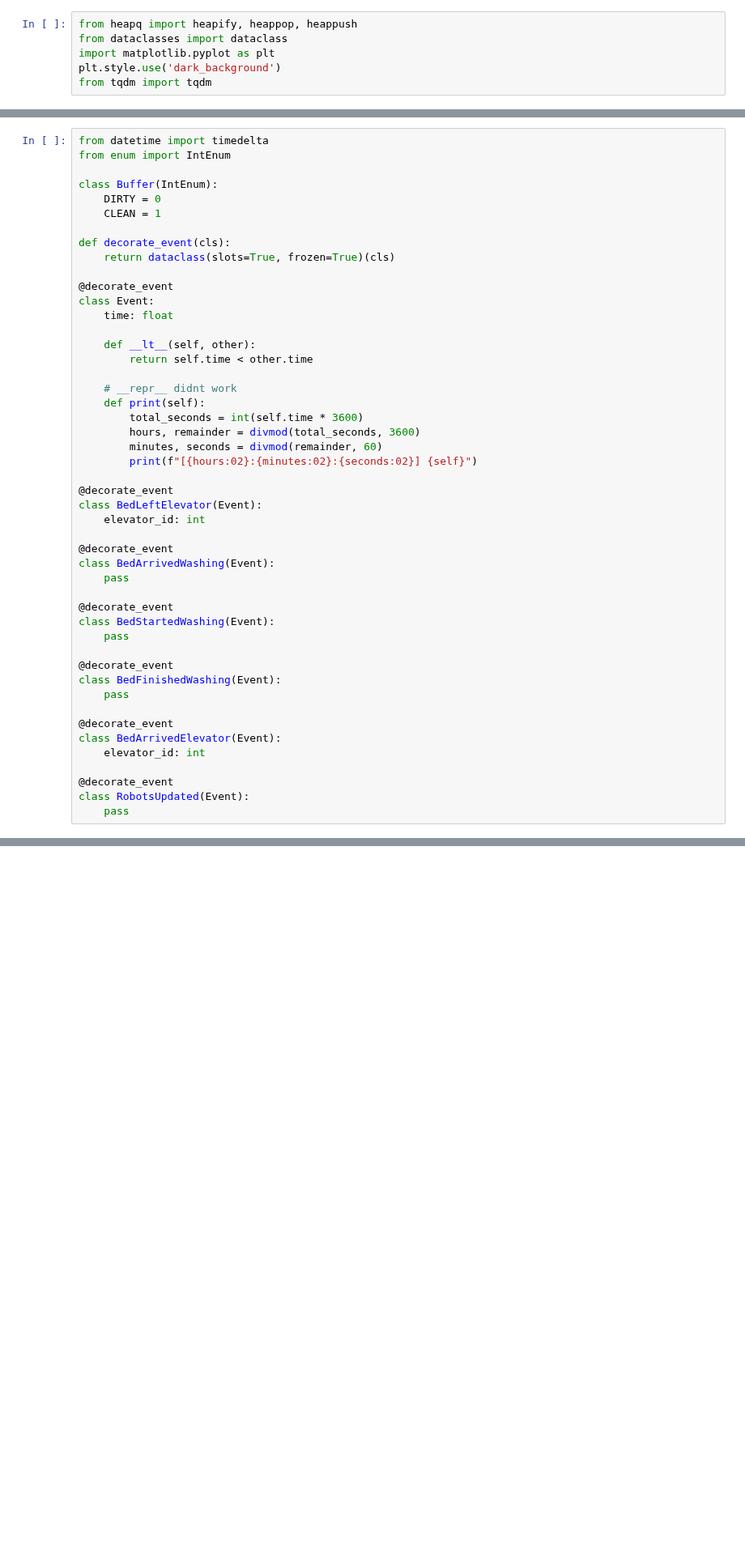
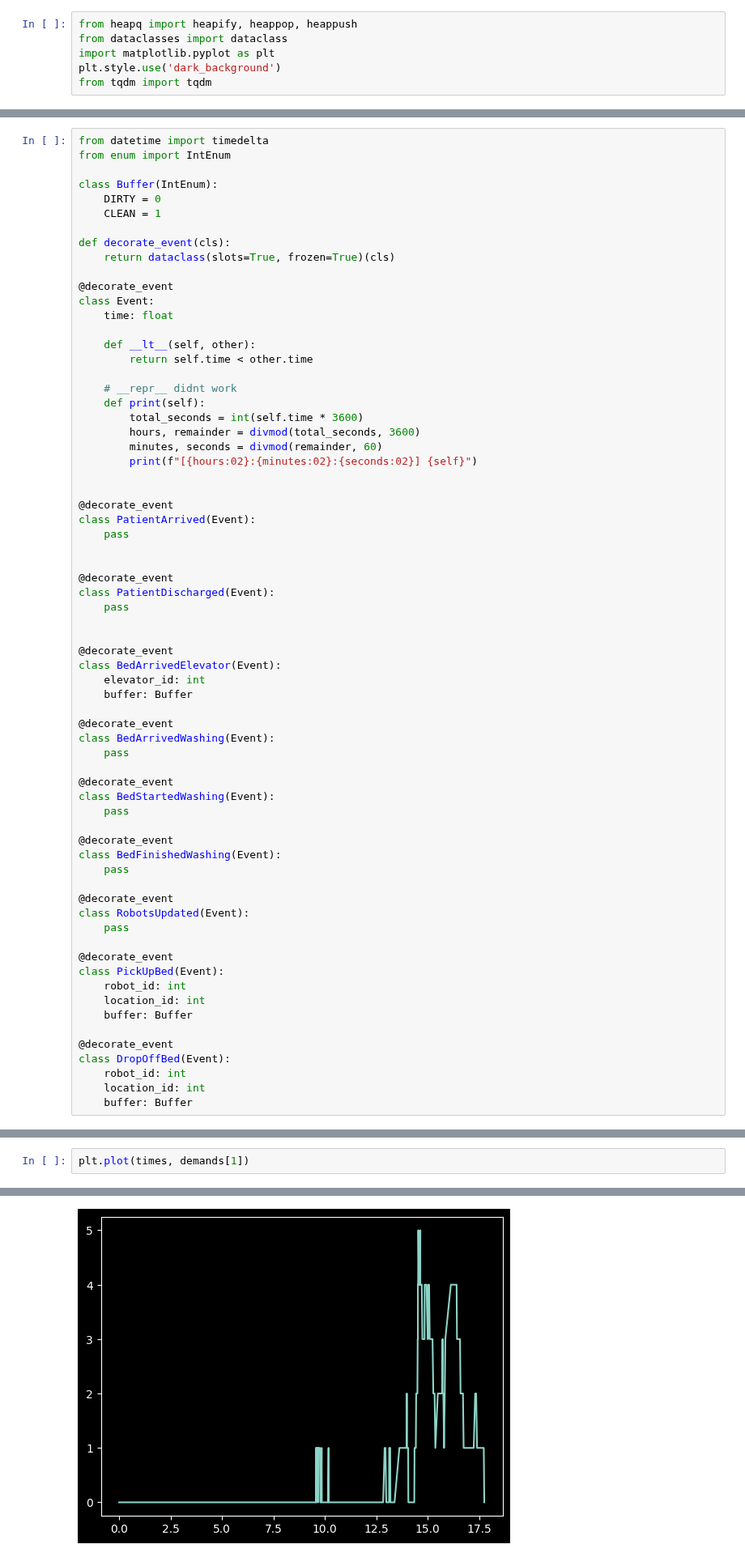
Before and after one commit to AntonJorg/stochastic_simulation, a Jupyter notebook: project2/simulation_loop.ipynb, the cells around one changed output, grey strips where cells are left out. Shown at 81% size. Drawn from its saved outputs; the diff is of its cells as text; blank space fills up the shorter version.

```diff
--- a/project2/simulation_loop.ipynb
+++ b/project2/simulation_loop.ipynb
@@ -88,9 +88,21 @@ class Event:
         minutes, seconds = divmod(remainder, 60)
         print(f"[{hours:02}:{minutes:02}:{seconds:02}] {self}")
 
+
 @decorate_event
-class BedLeftElevator(Event):
+class PatientArrived(Event):
+    pass
+
+
+@decorate_event
+class PatientDischarged(Event):
+    pass
+
+
+@decorate_event
+class BedArrivedElevator(Event):
     elevator_id: int
+    buffer: Buffer
 
 @decorate_event
 class BedArrivedWashing(Event):
@@ -105,9 +117,17 @@ class BedFinishedWashing(Event):
     pass
 
 @decorate_event
-class BedArrivedElevator(Event):
-    elevator_id: int
+class RobotsUpdated(Event):
+    pass
 
 @decorate_event
-class RobotsUpdated(Event):
-    pass
+class PickUpBed(Event):
+    robot_id: int
+    location_id: int
+    buffer: Buffer
+
+@decorate_event
+class DropOffBed(Event):
+    robot_id: int
+    location_id: int
+    buffer: Buffer
@@ -282,0 +365,3 @@ results[0]
+# %%
+plt.plot(times, demands[1])
+# %% [output]
@@ -282,0 +369 @@ results[0]
+[figure, added]
```
Also changed, not shown: parts of 8 cells of this notebook.
